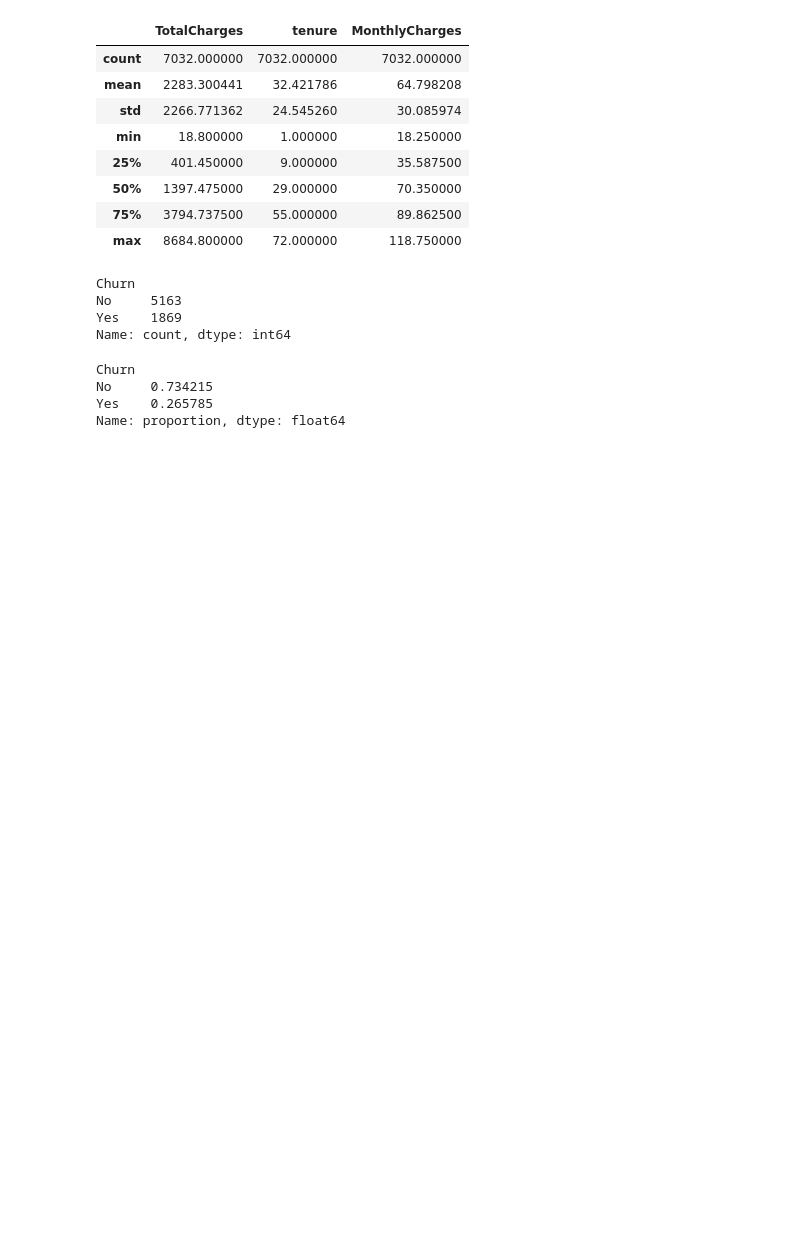
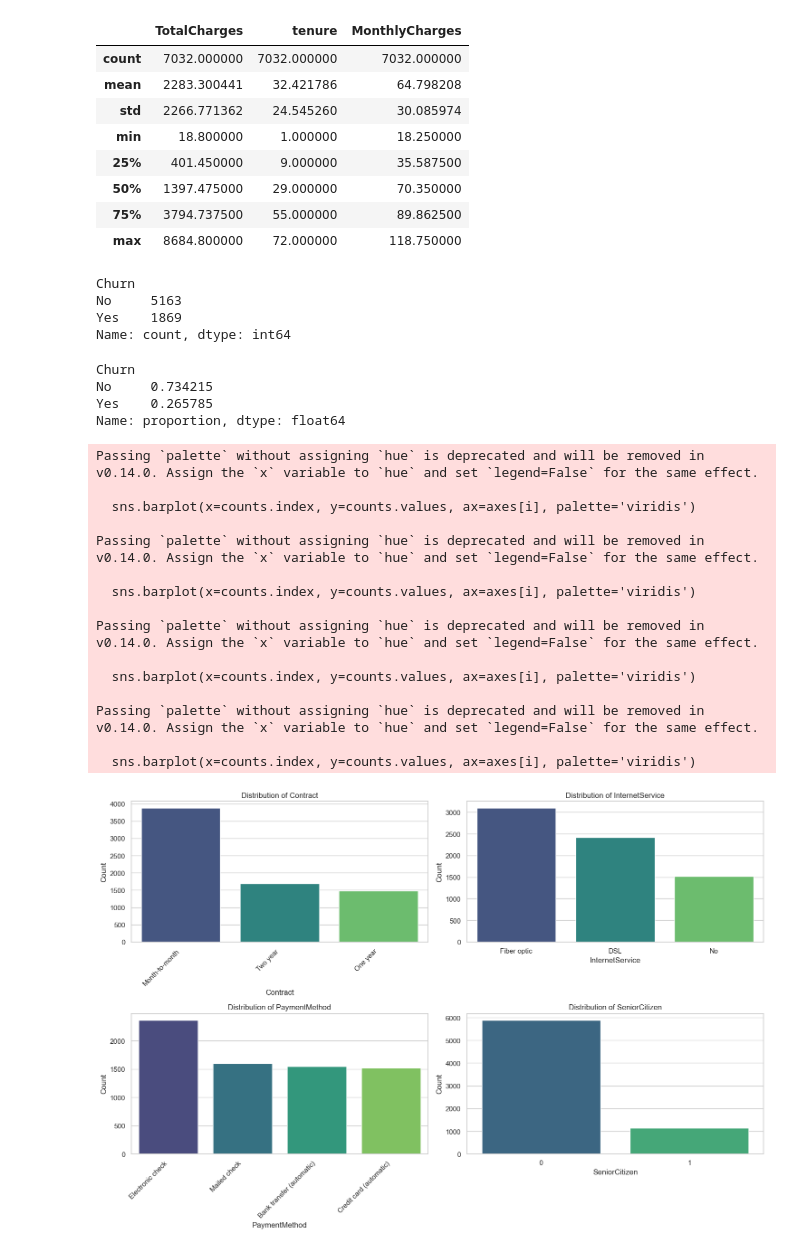
Before and after one commit to Sayeeshwar/churn_prediction, a Jupyter notebook: model.ipynb, the cells around one changed output. Drawn from its saved outputs; the diff is of its cells as text; code cells hidden in the pictures; blank space fills up the shorter version.

```diff
--- a/model.ipynb
+++ b/model.ipynb
@@ -108,3 +108,41 @@ Churn
 No     0.734215
 Yes    0.265785
 Name: proportion, dtype: float64
+# %%
+sns.set(style='whitegrid')
+plt.rcParams['figure.figsize'] = (12, 8)
+numeric_cols = ['tenure', 'MonthlyCharges', 'TotalCharges']
+categorical_vars = ['Contract', 'InternetService', 'PaymentMethod', 'SeniorCitizen']
+
+fig, axes = plt.subplots(2, 2, figsize=(15, 10))
+axes = axes.flatten()
+
+for i, var in enumerate(categorical_vars):
+    counts = df[var].value_counts()
+    sns.barplot(x=counts.index, y=counts.values, ax=axes[i], palette='viridis')
+
+    axes[i].set_title(f'Distribution of {var}')
+    axes[i].set_ylabel('Count')
+
+    if var in ['PaymentMethod', 'Contract']:
+        axes[i].set_xticklabels(axes[i].get_xticklabels(), rotation=45, ha='right')
+
+plt.tight_layout()
+plt.show()
+# %% [output]
+Passing `palette` without assigning `hue` is deprecated and will be removed in v0.14.0. Assign the `x` variable to `hue` and set `legend=False` for the same effect.
+
+  sns.barplot(x=counts.index, y=counts.values, ax=axes[i], palette='viridis')
+
+Passing `palette` without assigning `hue` is deprecated and will be removed in v0.14.0. Assign the `x` variable to `hue` and set `legend=False` for the same effect.
+
+  sns.barplot(x=counts.index, y=counts.values, ax=axes[i], palette='viridis')
+
+Passing `palette` without assigning `hue` is deprecated and will be removed in v0.14.0. Assign the `x` variable to `hue` and set `legend=False` for the same effect.
+
+  sns.barplot(x=counts.index, y=counts.values, ax=axes[i], palette='viridis')
+
+Passing `palette` without assigning `hue` is deprecated and will be removed in v0.14.0. Assign the `x` variable to `hue` and set `legend=False` for the same effect.
+
+  sns.barplot(x=counts.index, y=counts.values, ax=axes[i], palette='viridis')
+[figure, added]
```
Also changed, not shown: parts of 9 cells of this notebook.
